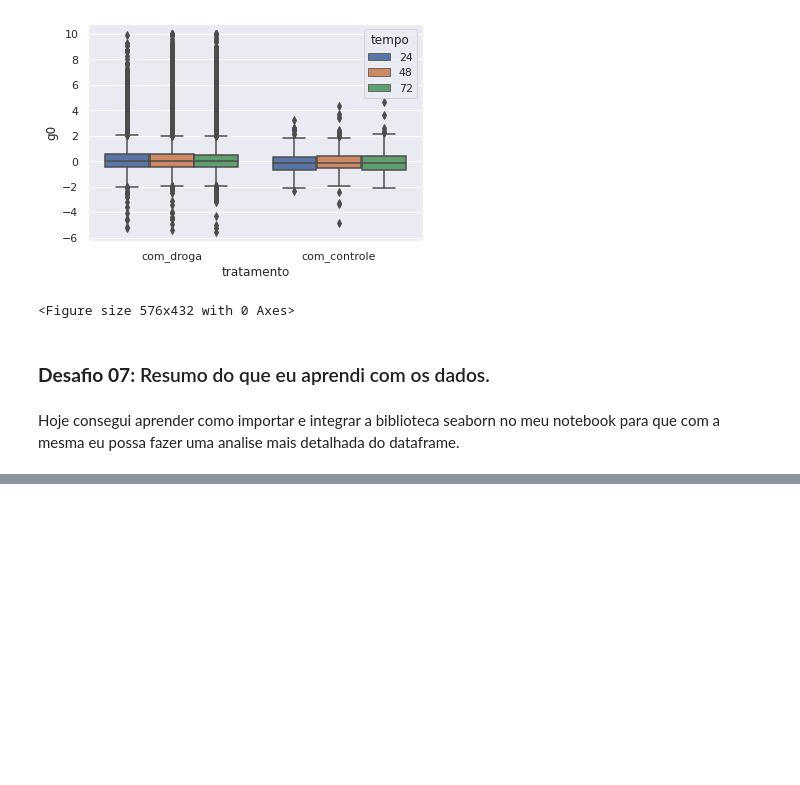
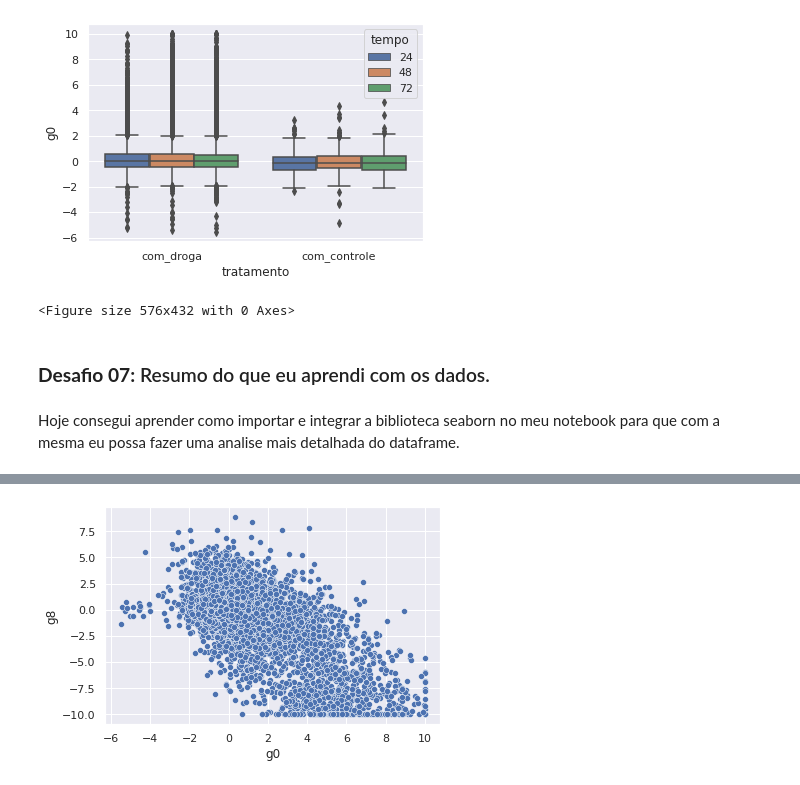
Before and after one commit to ezkias/imersao-dados, a Jupyter notebook: Imersão_Dados.ipynb, the cells around one changed output, grey strips where cells are left out. Saved outputs shown, nothing was run; the diff lists cells and outputs as text; code cells hidden in the pictures; blank space fills up the shorter version.

```diff
--- a/Imersão_Dados.ipynb
+++ b/Imersão_Dados.ipynb
@@ -481,0 +571,5 @@ Hoje consegui aprender como importar e integrar a biblioteca seaborn no meu note
+# %%
+sns.scatterplot(x='g0', y='g8', data=dados)
+plt.show()
+# %% [output]
+[figure, added]
```
Also changed, not shown: parts of 44 cells of this notebook.
